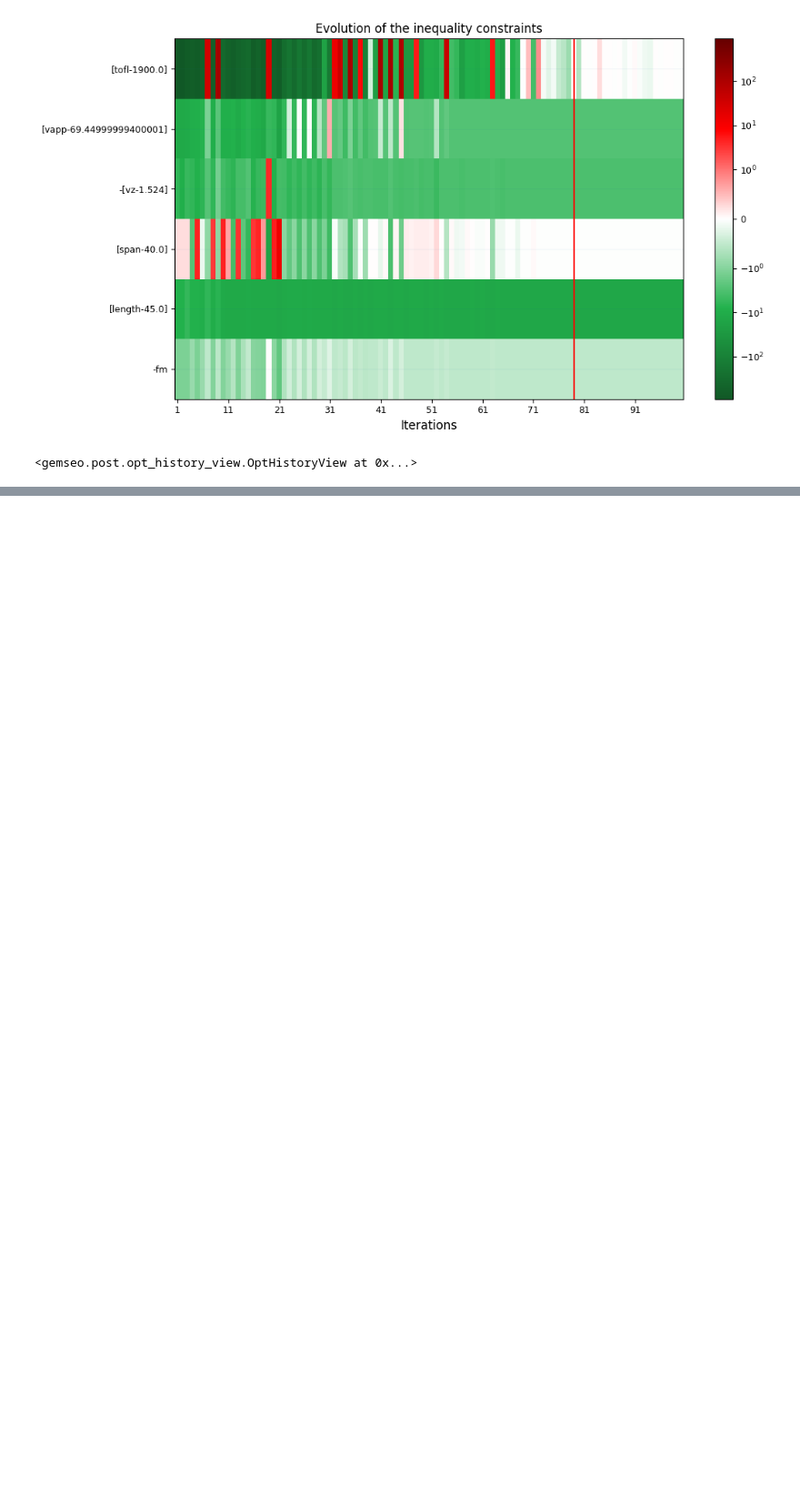
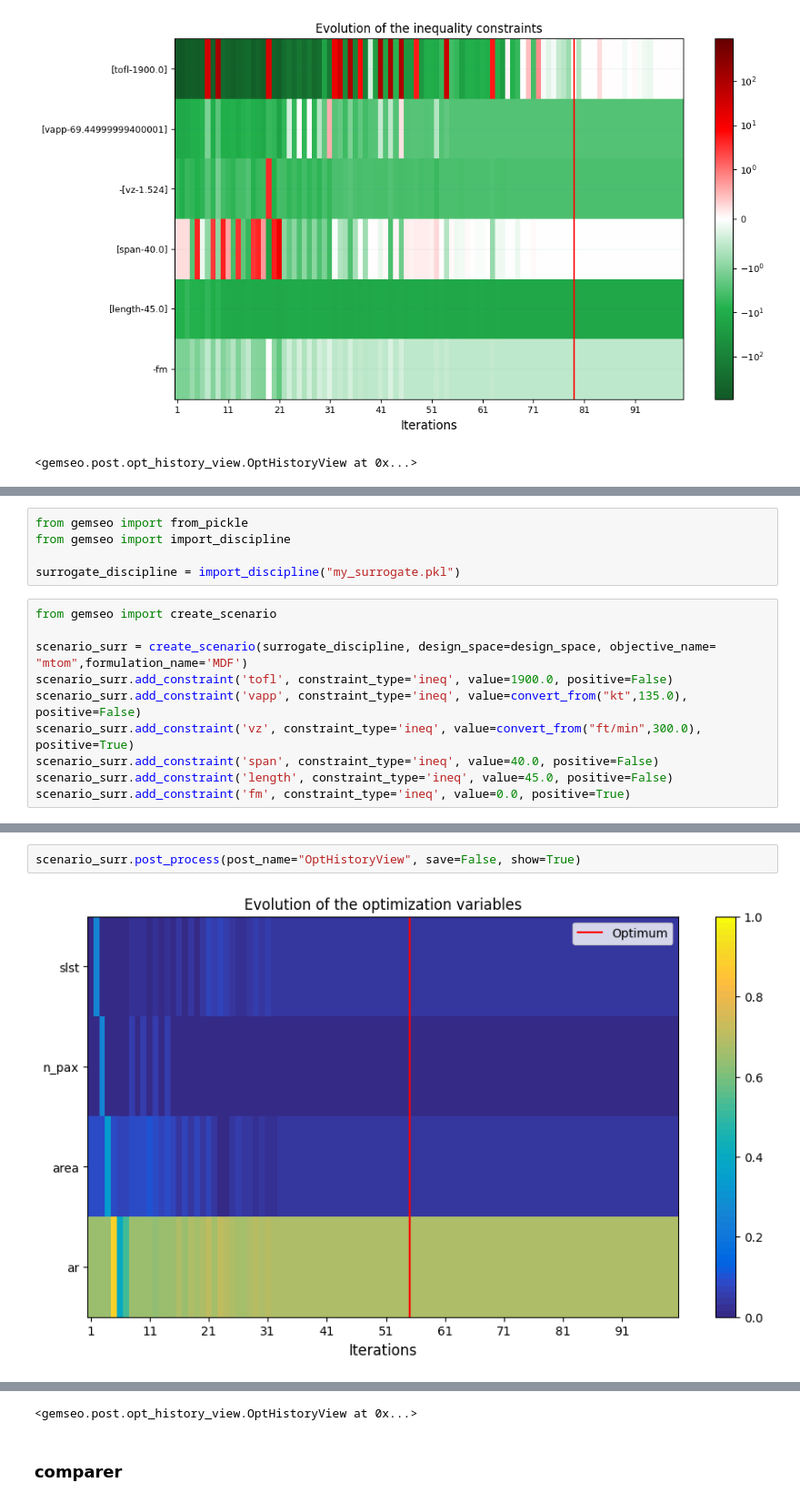
Before and after one commit to hannabkre/lh2pac, a Jupyter notebook: docs/scripts/project/problem1.ipynb, the cells around one changed output, grey strips where cells are left out. Shown at 91% size. Saved outputs shown, nothing was run; the diff lists cells and outputs as text; blank space fills up the shorter version.

```diff
--- a/docs/scripts/project/project_notebook.ipynb
+++ b/docs/scripts/project/problem1.ipynb
@@ -197,0 +200,15 @@ scenario.post_process(post_name="OptHistoryView", save=False, show=True)
+# %%
+from gemseo import from_pickle
+from gemseo import import_discipline
+
+surrogate_discipline = import_discipline("my_surrogate.pkl")
+# %%
+from gemseo import create_scenario
+
+scenario_surr = create_scenario(surrogate_discipline, design_space=design_space, objective_name= "mtom",formulation_name='MDF')
+scenario_surr.add_constraint('tofl', constraint_type='ineq', value=1900.0, positive=False)
+scenario_surr.add_constraint('vapp', constraint_type='ineq', value=convert_from("kt",135.0), positive=False)
+scenario_surr.add_constraint('vz', constraint_type='ineq', value=convert_from("ft/min",300.0), positive=True)
+scenario_surr.add_constraint('span', constraint_type='ineq', value=40.0, positive=False)
+scenario_surr.add_constraint('length', constraint_type='ineq', value=45.0, positive=False)
+scenario_surr.add_constraint('fm', constraint_type='ineq', value=0.0, positive=True)
@@ -197,0 +257,4 @@ scenario.post_process(post_name="OptHistoryView", save=False, show=True)
+# %%
+scenario_surr.post_process(post_name="OptHistoryView", save=False, show=True)
+# %% [output]
+[figure, added]
@@ -197,0 +264,3 @@ scenario.post_process(post_name="OptHistoryView", save=False, show=True)
+<gemseo.post.opt_history_view.OptHistoryView at 0x...>
+# %% [markdown]
+### comparer
```
Also changed, not shown: parts of 9 cells of this notebook, 4 other files.
